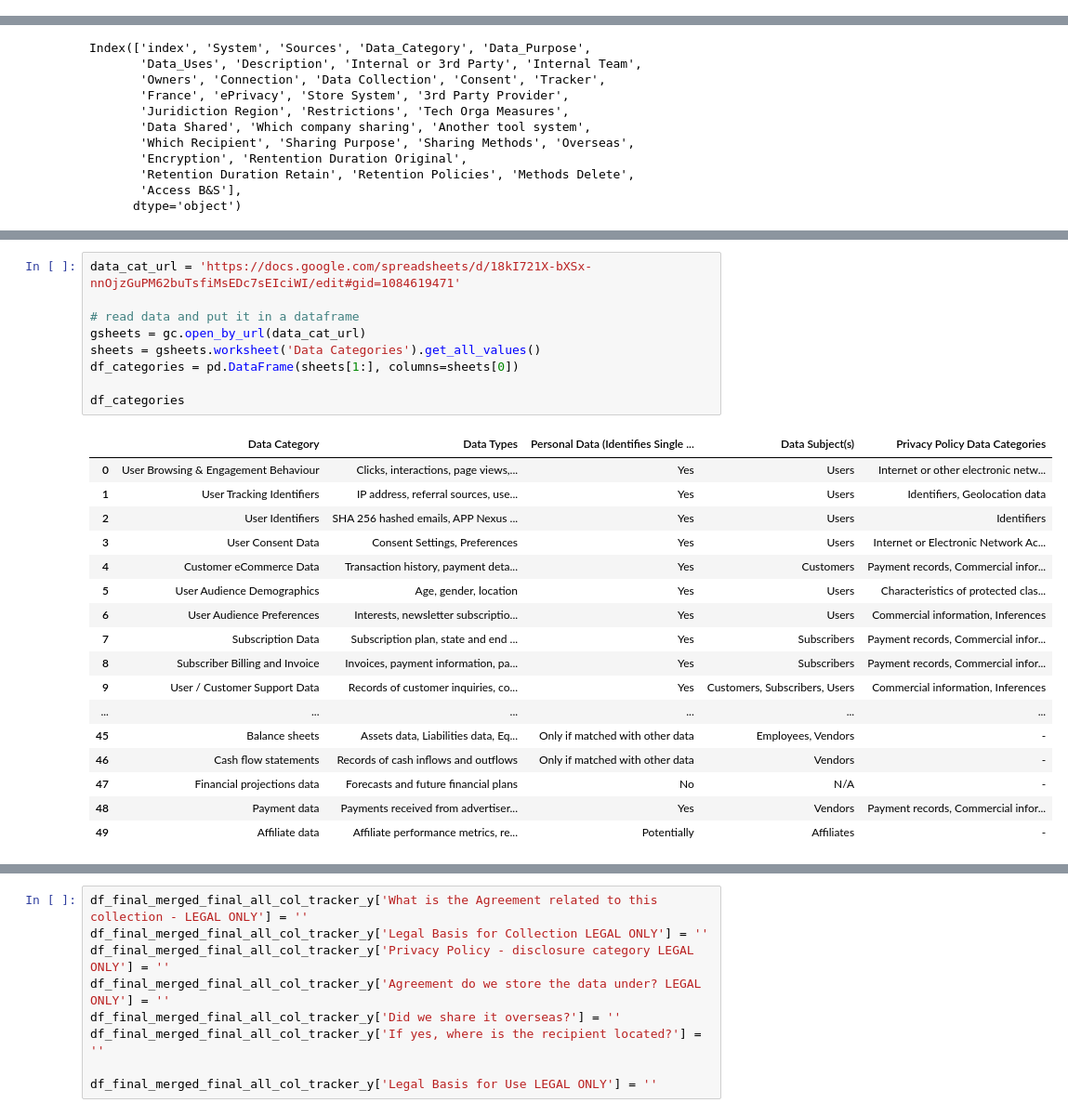
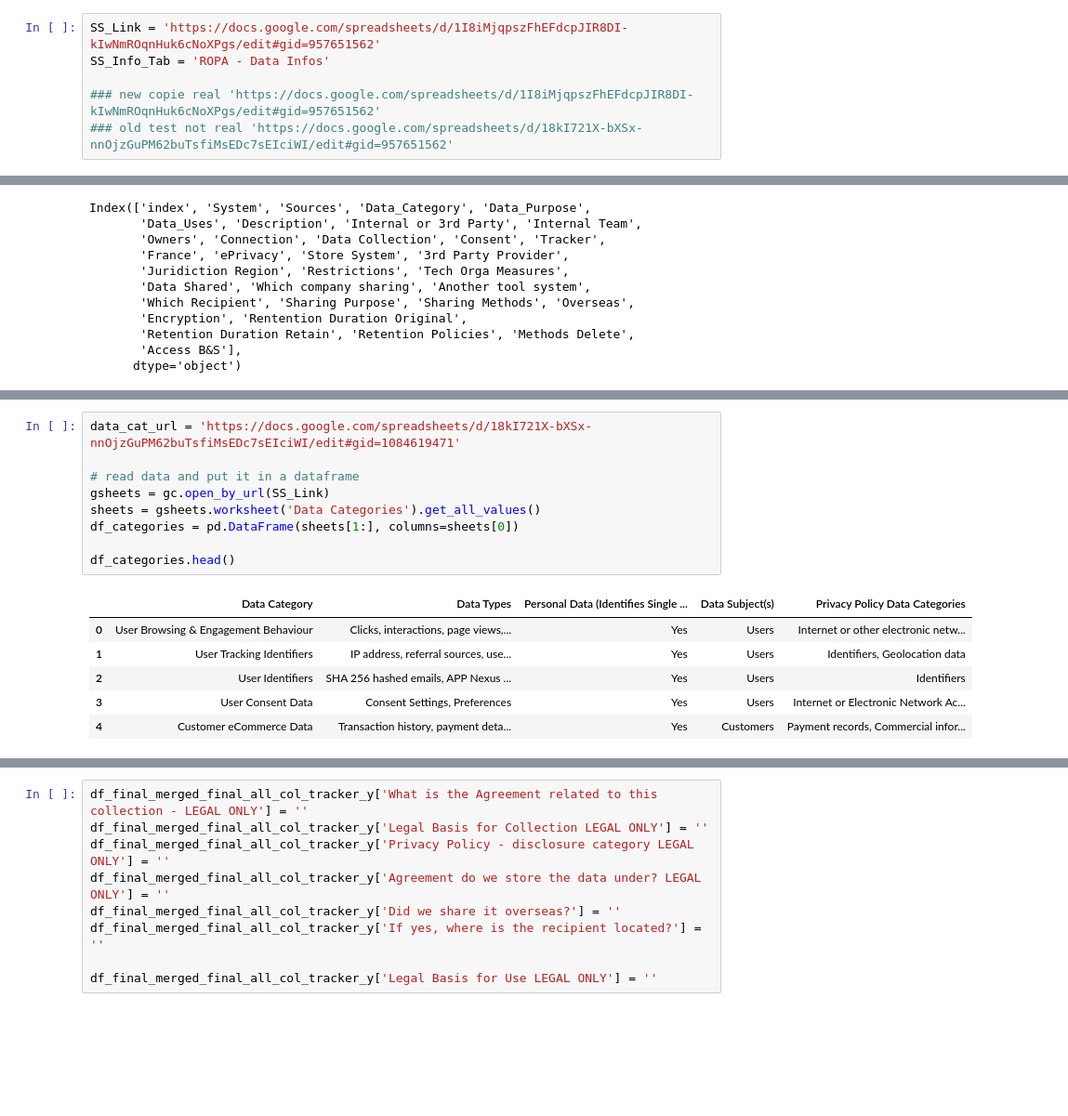
Before and after one commit to flohaha/Colab_Better_Rop, a Jupyter notebook: ROPA.ipynb, the cells around one changed output, grey strips where cells are left out. Shown: that part at 93% size. Drawn from its saved outputs; the diff is of its cells as text; blank space fills up the shorter version.

```diff
--- a/ROPA.ipynb
+++ b/ROPA.ipynb
@@ -60 +68,7 @@ SS_Link = 'https://docs.google.com/spreadsheets/d/18kI721X-bXSx-nnOjzGuPM62buTsf
+# %%
+SS_Link = 'https://docs.google.com/spreadsheets/d/1I8iMjqpszFhEFdcpJIR8DI-kIwNmROqnHuk6cNoXPgs/edit#gid=957651562'
+SS_Info_Tab = 'ROPA - Data Infos'
+
+### new copie real 'https://docs.google.com/spreadsheets/d/1I8iMjqpszFhEFdcpJIR8DI-kIwNmROqnHuk6cNoXPgs/edit#gid=957651562'
+### old test not real 'https://docs.google.com/spreadsheets/d/18kI721X-bXSx-nnOjzGuPM62buTsfiMsEDc7sEIciWI/edit#gid=957651562'
 # %%
@@ -835,30 +638,19 @@ df_final_merged_tracker_y
 # %%
 data_cat_url = 'https://docs.google.com/spreadsheets/d/18kI721X-bXSx-nnOjzGuPM62buTsfiMsEDc7sEIciWI/edit#gid=1084619471'
 
 # read data and put it in a dataframe
-gsheets = gc.open_by_url(data_cat_url)
+gsheets = gc.open_by_url(SS_Link)
 sheets = gsheets.worksheet('Data Categories').get_all_values()
 df_categories = pd.DataFrame(sheets[1:], columns=sheets[0])
 
-df_categories
+df_categories.head()
 # %% [output]
 |  | Data Category | Data Types | Personal Data (Identifies Single ... | Data Subject(s) | Privacy Policy Data Categories |
 | 0 | User Browsing & Engagement Behaviour | Clicks, interactions, page views,... | Yes | Users | Internet or other electronic netw... |
 | 1 | User Tracking Identifiers | IP address, referral sources, use... | Yes | Users | Identifiers, Geolocation data |
 | 2 | User Identifiers | SHA 256 hashed emails, APP Nexus ... | Yes | Users | Identifiers |
 | 3 | User Consent Data | Consent Settings, Preferences | Yes | Users | Internet or Electronic Network Ac... |
 | 4 | Customer eCommerce Data | Transaction history, payment deta... | Yes | Customers | Payment records, Commercial infor... |
-| 5 | User Audience Demographics | Age, gender, location | Yes | Users | Characteristics of protected clas... |
-| 6 | User Audience Preferences | Interests, newsletter subscriptio... | Yes | Users | Commercial information, Inferences |
-| 7 | Subscription Data | Subscription plan, state and end ... | Yes | Subscribers | Payment records, Commercial infor... |
-| 8 | Subscriber Billing and Invoice | Invoices, payment information, pa... | Yes | Subscribers | Payment records, Commercial infor... |
-| 9 | User / Customer Support Data | Records of customer inquiries, co... | Yes | Customers, Subscribers, Users | Commercial information, Inferences |
-| ... | ... | ... | ... | ... | ... |
-| 45 | Balance sheets | Assets data, Liabilities data, Eq... | Only if matched with other data | Employees, Vendors | - |
-| 46 | Cash flow statements | Records of cash inflows and outflows | Only if matched with other data | Vendors | - |
-| 47 | Financial projections data | Forecasts and future financial plans | No | N/A | - |
-| 48 | Payment data | Payments received from advertiser... | Yes | Vendors | Payment records, Commercial infor... |
-| 49 | Affiliate data | Affiliate performance metrics, re... | Potentially | Affiliates | - |
 # %%
 df_final_merged_final_all_col_tracker_y = pd.merge(df_final_merged_tracker_y , df_categories,
                            how='left',left_on=['Data_Category'], right_on=['Data Category'] , validate = 'm:1' )  ### , validate = 'm:1'
```
Also changed, not shown: parts of 78 cells of this notebook.
